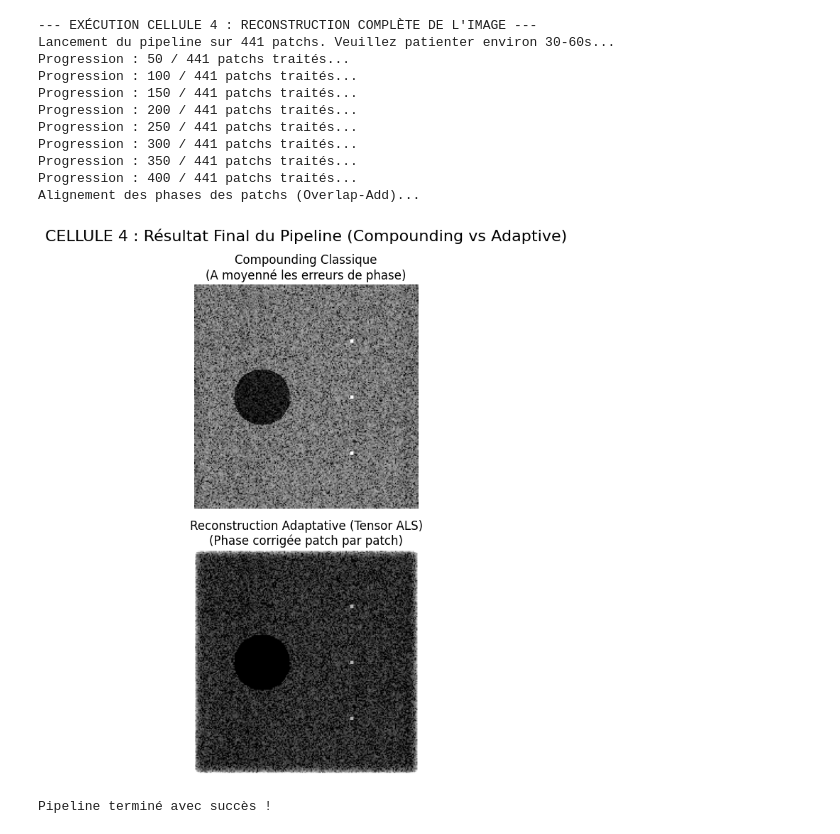
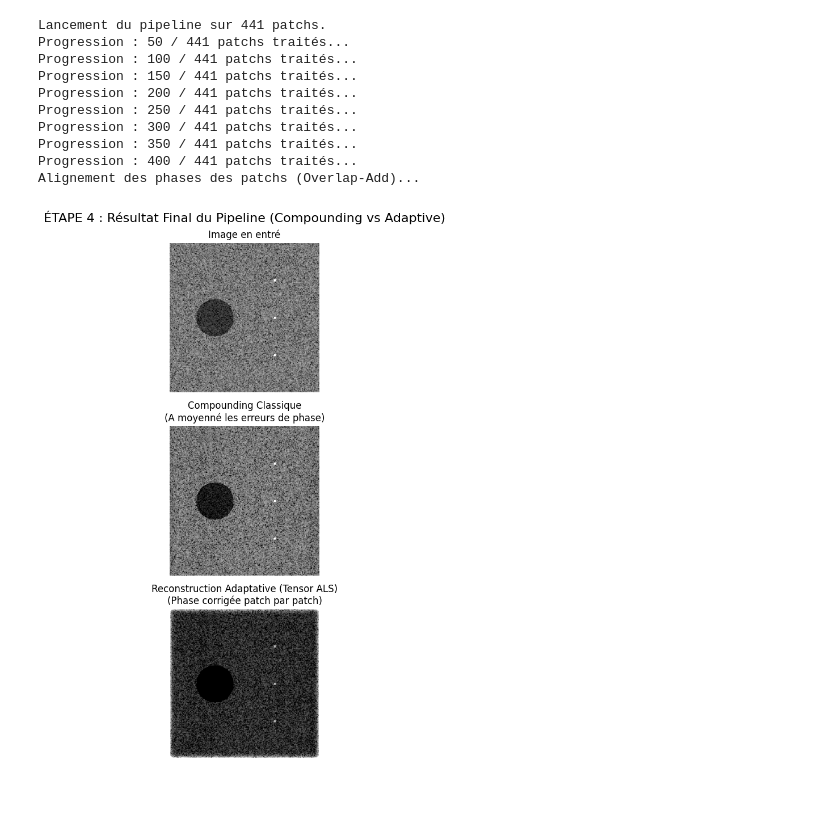
Before and after one commit to Oscosc/Projet-TSAI-2025, a Jupyter notebook: src/advanced_pipeline.ipynb, the cells around one changed output. Saved outputs shown, nothing was run; the diff lists cells and outputs as text; code cells hidden in the pictures; blank space fills up the shorter version.

```diff
--- a/src/advanced_pipeline.ipynb
+++ b/src/advanced_pipeline.ipynb
@@ -340,9 +195,5 @@ Affichage de la Figure 3. Observez les vecteurs de phase extraits !
 # %%
-# =====================================================================
-# CELLULE 4 : RECONSTRUCTION GLOBALE (FENÊTRE GLISSANTE)
-# =====================================================================
-print("\n--- EXÉCUTION CELLULE 4 : RECONSTRUCTION COMPLÈTE DE L'IMAGE ---")
-step = 8 # Pas de la fenêtre glissante
+step = 8
 output_image_f = np.zeros((nz, nx), dtype=np.complex128)
 norm_map = np.zeros((nz, nx), dtype=np.float64)
 patches_dict = {}
@@ -369,7 +220,7 @@ for z in z_steps:
             s_patch_local.append(s_real + 1j * s_imag)
         s_patch_local = np.array(s_patch_local).transpose((0, 2, 1))
 
-        # 2. Tensor Rank-1 ALS (Boucle optimisée à 5 itérations pour la vitesse)
+        # 2. Tensor Rank-1 ALS
         l_tx_local, l_rx_local = np.ones(n_tx, dtype=np.complex128), np.ones(n_rx, dtype=np.complex128)
         f_mid_local = np.zeros((n_mid, n_d), dtype=np.complex128)
 
@@ -454,8 +305,7 @@ for i_out in range(3):
 mask = norm_map > 1e-5
 output_image_f[mask] /= norm_map[mask]
 # %% [output]
---- EXÉCUTION CELLULE 4 : RECONSTRUCTION COMPLÈTE DE L'IMAGE ---
-Lancement du pipeline sur 441 patchs. Veuillez patienter environ 30-60s...
+Lancement du pipeline sur 441 patchs.
 Progression : 50 / 441 patchs traités...
 Progression : 100 / 441 patchs traités...
 Progression : 150 / 441 patchs traités...
@@ -466,30 +316,30 @@ Progression : 350 / 441 patchs traités...
 Progression : 400 / 441 patchs traités...
 Alignement des phases des patchs (Overlap-Add)...
 # %%
+b_mode_in = 20 * np.log10(np.abs(y_das_series[4])+ 1e-12)
+b_mode_in-=np.max(b_mode_in)
 
-# =====================================================================
-# AFFICHAGE FINAL COMPARATIF
-# =====================================================================
 base_compounding = np.mean(y_das_series, axis=0)
 base_b_mode = 20 * np.log10(np.abs(base_compounding) + 1e-12)
 base_b_mode -= np.max(base_b_mode)
 
 b_mode = np.zeros((nz, nx))
 b_mode_temp = 20 * np.log10(np.abs(output_image_f) + 1e-12)
 b_mode[mask] = b_mode_temp[mask] - np.max(b_mode_temp[mask])
 
-fig4, axes4 = plt.subplots(2, 1, figsize=(12, 8))
-fig4.suptitle("CELLULE 4 : Résultat Final du Pipeline (Compounding vs Adaptive)", fontsize=16)
+fig4, axes4 = plt.subplots(3, 1, figsize=(12, 10))
+fig4.suptitle("ÉTAPE 4 : Résultat Final du Pipeline (Compounding vs Adaptive)", fontsize=16)
 
-axes4[0].imshow(base_b_mode, cmap='gray', vmin=-60, vmax=0)
-axes4[0].set_title("Compounding Classique\n(A moyenné les erreurs de phase)")
+axes4[0].imshow(b_mode_in, cmap='gray', vmin=-60, vmax=0)
+axes4[0].set_title("Image en entré")
 
-axes4[1].imshow(b_mode, cmap='gray', vmin=-60, vmax=0)
-axes4[1].set_title("Reconstruction Adaptative (Tensor ALS)\n(Phase corrigée patch par patch)")
+axes4[1].imshow(base_b_mode, cmap='gray', vmin=-60, vmax=0)
+axes4[1].set_title("Compounding Classique\n(A moyenné les erreurs de phase)")
+
+axes4[2].imshow(b_mode, cmap='gray', vmin=-60, vmax=0)
+axes4[2].set_title("Reconstruction Adaptative (Tensor ALS)\n(Phase corrigée patch par patch)")
 for ax in axes4: ax.axis('off')
 plt.tight_layout()
 plt.show()
-print("Pipeline terminé avec succès !")
 # %% [output]
-[figure, old version]
+[figure, new version]
-Pipeline terminé avec succès !
```
Also changed, not shown: parts of 7 cells of this notebook.
